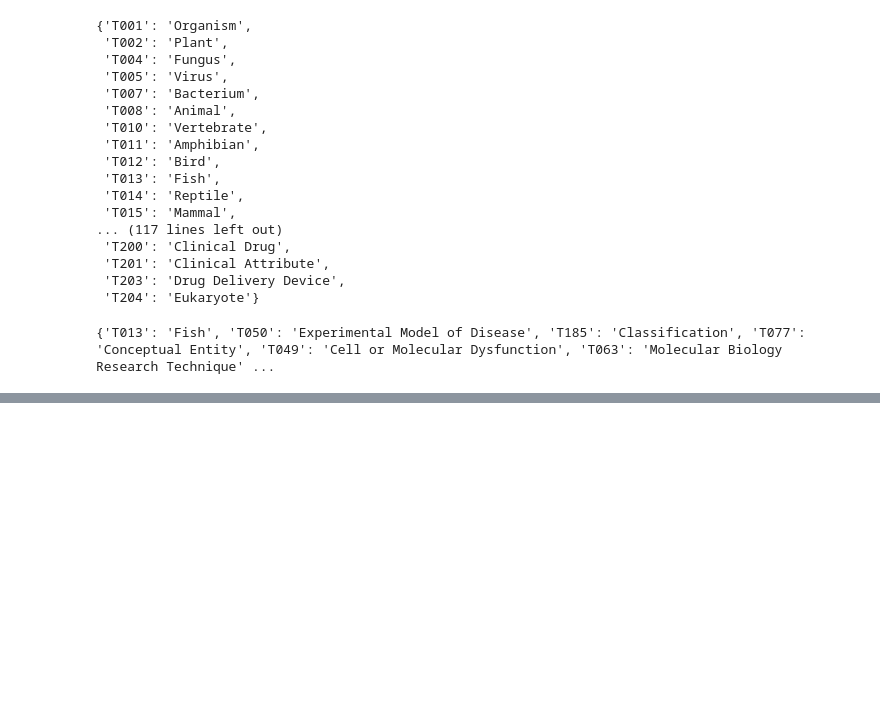
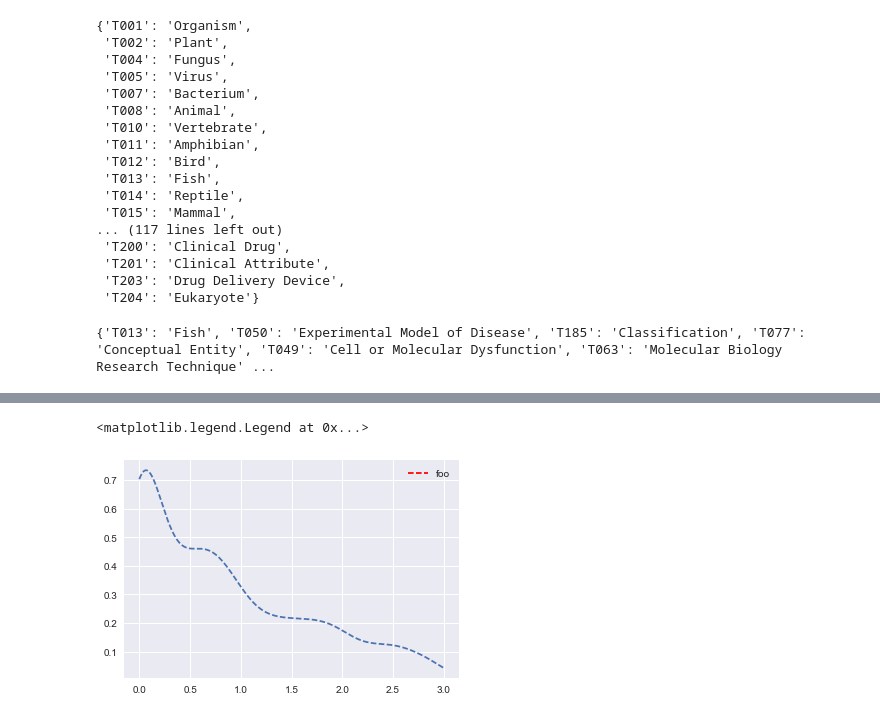
Before and after one commit to explover/DrugsSemGraph, a Jupyter notebook: luigi/Testing and playing around.ipynb, the cells around one changed output, grey strips where cells are left out. Drawn from its saved outputs; the diff is of its cells as text; code cells hidden in the pictures; blank space fills up the shorter version.

```diff
--- a/luigi/Testing and playing around.ipynb
+++ b/luigi/Testing and playing around.ipynb
@@ -102,0 +138,8 @@ import pandas as pd
+# %%
+patch = mlines.Line2D([], [], linestyle="dashed", color="red", label="foo")
+# %%
+plt.plot(grid, pdf, ls="dashed")
+plt.legend(handles=[patch])
+# %% [output]
+<matplotlib.legend.Legend at 0x...>
+[figure, added]
```
Also changed, not shown: parts of 11 cells of this notebook, 3 other files.
